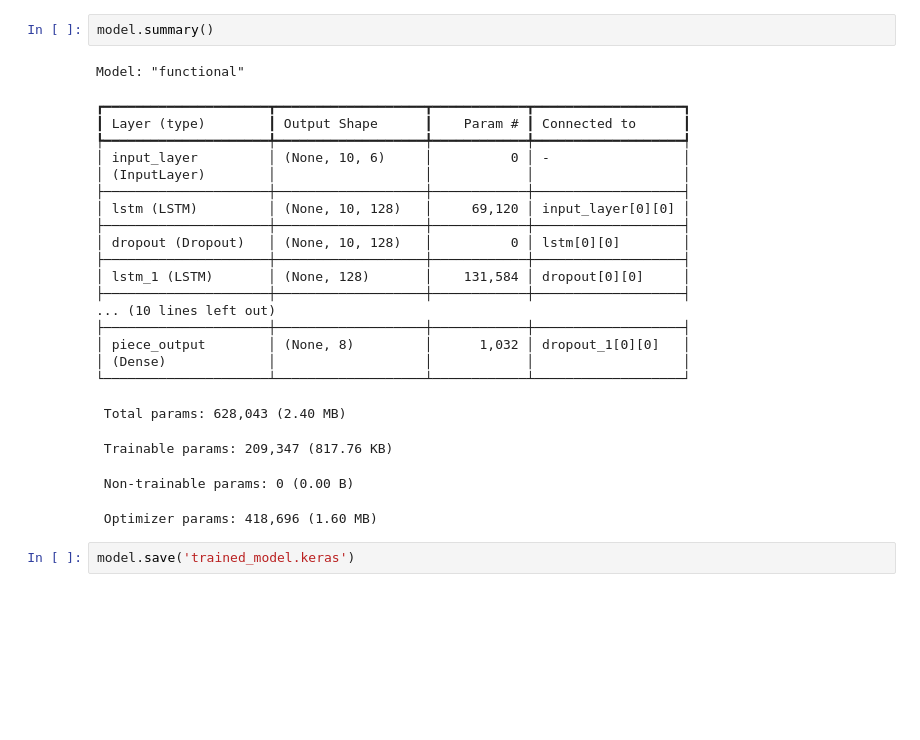
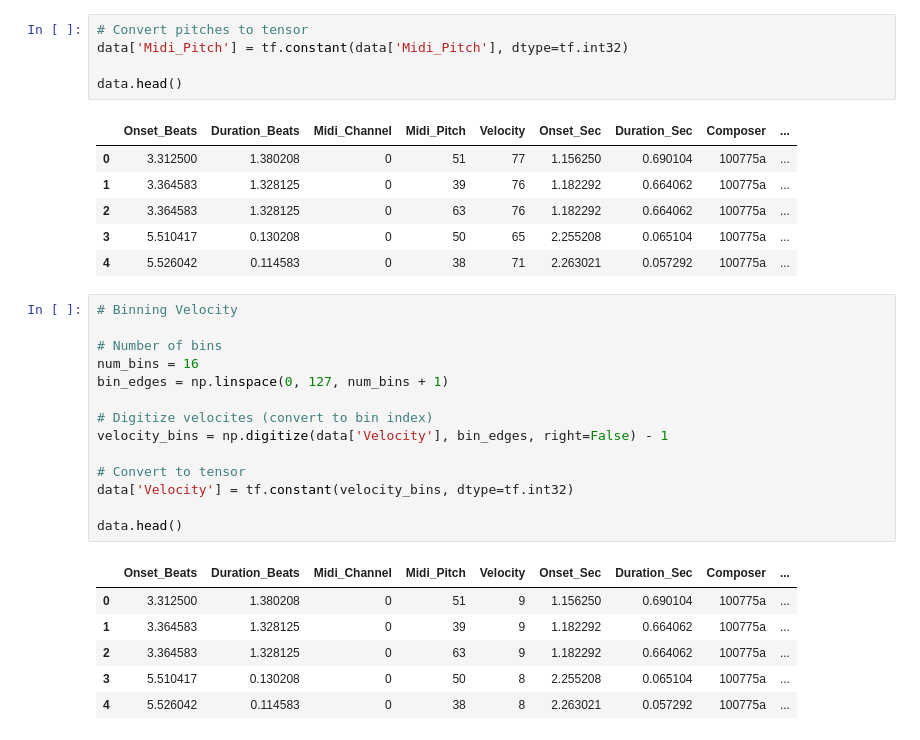
Before and after one commit to pkingGMU/midi_composer_ai, a Jupyter notebook: sequential.ipynb, the cells around one changed output. Saved outputs shown, nothing was run; the diff lists cells and outputs as text; blank space fills up the shorter version.

Commit message:
created new keras model

```diff
--- a/sequential.ipynb
+++ b/sequential.ipynb
@@ -172,27 +33,33 @@ Epoch 50/50
-# %%
-model.summary()
-# %% [output]
-Model: "functional"
-┏━━━━━━━━━━━━━━━━━━━━━┳━━━━━━━━━━━━━━━━━━━┳━━━━━━━━━━━━┳━━━━━━━━━━━━━━━━━━━┓
-┃ Layer (type)        ┃ Output Shape      ┃    Param # ┃ Connected to      ┃
-┡━━━━━━━━━━━━━━━━━━━━━╇━━━━━━━━━━━━━━━━━━━╇━━━━━━━━━━━━╇━━━━━━━━━━━━━━━━━━━┩
-│ input_layer         │ (None, 10, 6)     │          0 │ -                 │
-│ (InputLayer)        │                   │            │                   │
-├─────────────────────┼───────────────────┼────────────┼───────────────────┤
-│ lstm (LSTM)         │ (None, 10, 128)   │     69,120 │ input_layer[0][0] │
-├─────────────────────┼───────────────────┼────────────┼───────────────────┤
-│ dropout (Dropout)   │ (None, 10, 128)   │          0 │ lstm[0][0]        │
-├─────────────────────┼───────────────────┼────────────┼───────────────────┤
-│ lstm_1 (LSTM)       │ (None, 128)       │    131,584 │ dropout[0][0]     │
-├─────────────────────┼───────────────────┼────────────┼───────────────────┤
-... (10 lines left out)
-├─────────────────────┼───────────────────┼────────────┼───────────────────┤
-│ piece_output        │ (None, 8)         │      1,032 │ dropout_1[0][0]   │
-│ (Dense)             │                   │            │                   │
-└─────────────────────┴───────────────────┴────────────┴───────────────────┘
- Total params: 628,043 (2.40 MB)
- Trainable params: 209,347 (817.76 KB)
- Non-trainable params: 0 (0.00 B)
- Optimizer params: 418,696 (1.60 MB)
-# %%
-model.save('trained_model.keras')
+# %%
+# Convert pitches to tensor
+data['Midi_Pitch'] = tf.constant(data['Midi_Pitch'], dtype=tf.int32)
+
+data.head()
+# %% [output]
+|  | Onset_Beats | Duration_Beats | Midi_Channel | Midi_Pitch | Velocity | Onset_Sec | Duration_Sec | Composer | ... |
+| 0 | 3.312500 | 1.380208 | 0 | 51 | 77 | 1.156250 | 0.690104 | 100775a | ... |
+| 1 | 3.364583 | 1.328125 | 0 | 39 | 76 | 1.182292 | 0.664062 | 100775a | ... |
+| 2 | 3.364583 | 1.328125 | 0 | 63 | 76 | 1.182292 | 0.664062 | 100775a | ... |
+| 3 | 5.510417 | 0.130208 | 0 | 50 | 65 | 2.255208 | 0.065104 | 100775a | ... |
+| 4 | 5.526042 | 0.114583 | 0 | 38 | 71 | 2.263021 | 0.057292 | 100775a | ... |
+# %%
+# Binning Velocity
+
+# Number of bins
+num_bins = 16
+bin_edges = np.linspace(0, 127, num_bins + 1)
+
+# Digitize velocites (convert to bin index)
+velocity_bins = np.digitize(data['Velocity'], bin_edges, right=False) - 1
+
+# Convert to tensor
+data['Velocity'] = tf.constant(velocity_bins, dtype=tf.int32)
+
+data.head()
+# %% [output]
+|  | Onset_Beats | Duration_Beats | Midi_Channel | Midi_Pitch | Velocity | Onset_Sec | Duration_Sec | Composer | ... |
+| 0 | 3.312500 | 1.380208 | 0 | 51 | 9 | 1.156250 | 0.690104 | 100775a | ... |
+| 1 | 3.364583 | 1.328125 | 0 | 39 | 9 | 1.182292 | 0.664062 | 100775a | ... |
+| 2 | 3.364583 | 1.328125 | 0 | 63 | 9 | 1.182292 | 0.664062 | 100775a | ... |
+| 3 | 5.510417 | 0.130208 | 0 | 50 | 8 | 2.255208 | 0.065104 | 100775a | ... |
+| 4 | 5.526042 | 0.114583 | 0 | 38 | 8 | 2.263021 | 0.057292 | 100775a | ... |
```
Also changed, not shown: parts of 28 cells of this notebook, 3 other files.
